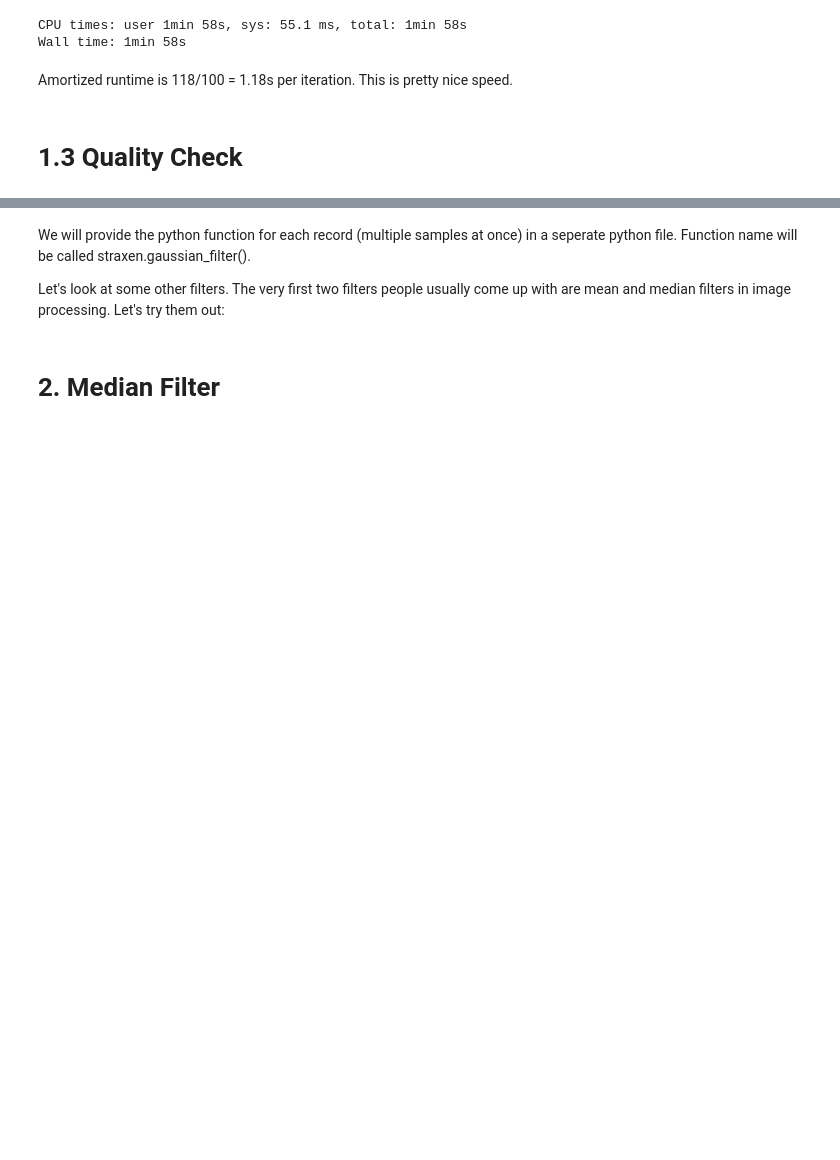
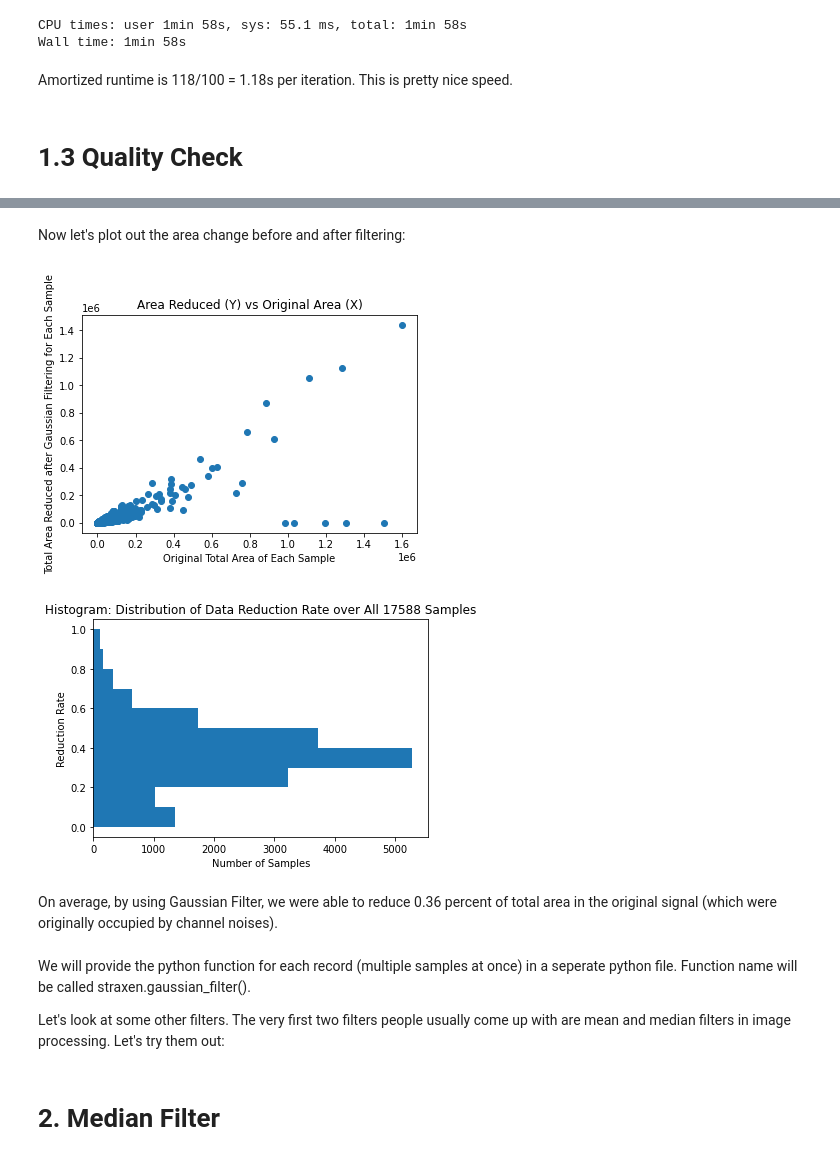
Before and after one commit to RiceAstroparticleLab/signal_processing, a Jupyter notebook: filtering.ipynb, the cells around one changed output, grey strips where cells are left out. Saved outputs shown, nothing was run; the diff lists cells and outputs as text; code cells hidden in the pictures; blank space fills up the shorter version.

```diff
--- a/filtering.ipynb
+++ b/filtering.ipynb
@@ -275,3 +280,43 @@ This analysis above shows that, no matter what hard threshold we choose, using G
+# %% [markdown]
+Now let's plot out the area change before and after filtering:
+# %%
+waveform_sum = []
+gau_sum = []
+diff = []
+fraction = []
+
+for chx in rm:
+    for wf in chx:
+        waveform_sum.append(sum(np.abs(wf[-1])))
+
+for chx in r_matrix:
+    for wf in chx:
+        gau_sum.append(sum(np.abs(wf[-1])))
+
+for i in range(len(waveform_sum)):
+    diff.append(waveform_sum[i] - gau_sum[i])
+
+for i in range(len(waveform_sum)):
+    if diff[i] == 0:
+        fraction.append(0.0)
+    else:
+        fraction.append(diff[i]/float(waveform_sum[i]))
+
+plt.scatter(waveform_sum, diff)
+plt.xlabel("Original Total Area of Each Sample")
+plt.ylabel("Total Area Reduced after Gaussian Filtering for Each Sample")
+plt.title("Area Reduced (Y) vs Original Area (X)")
+plt.show()
+plt.hist(fraction, orientation='horizontal')
+plt.xlabel("Number of Samples")
+plt.ylabel("Reduction Rate")
+plt.title("Histogram: Distribution of Data Reduction Rate over All 17588 Samples")
+plt.show()
+# %% [output]
+[figure, added]
+[figure, added]
+# %% [markdown]
+On average, by using Gaussian Filter, we were able to reduce 0.36 percent of total area in the original signal (which were originally occupied by channel noises).
 # %% [markdown]
 We will provide the python function for each record (multiple samples at once) in a seperate python file. Function name will be called straxen.gaussian_filter().
 
```
Also changed, not shown: parts of 13 cells of this notebook.
